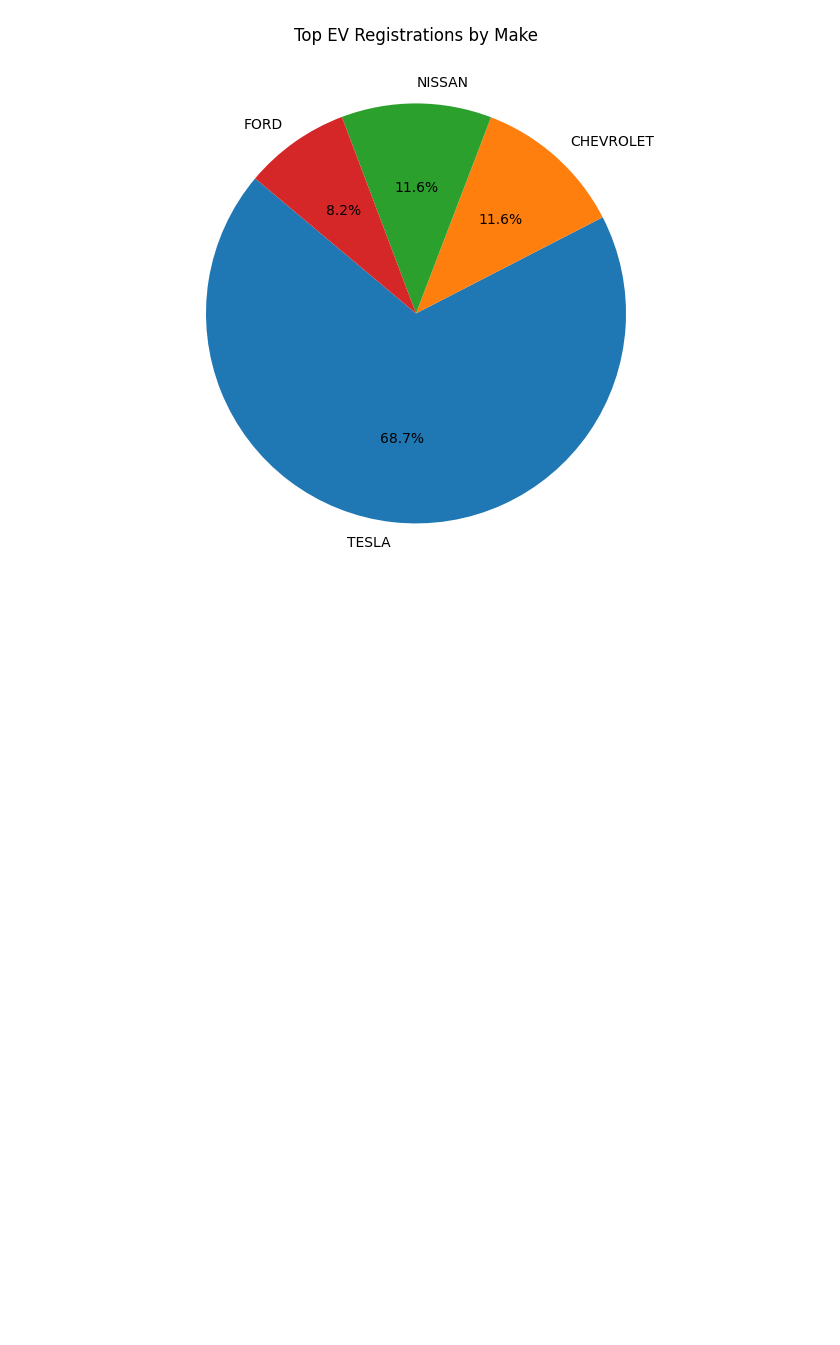
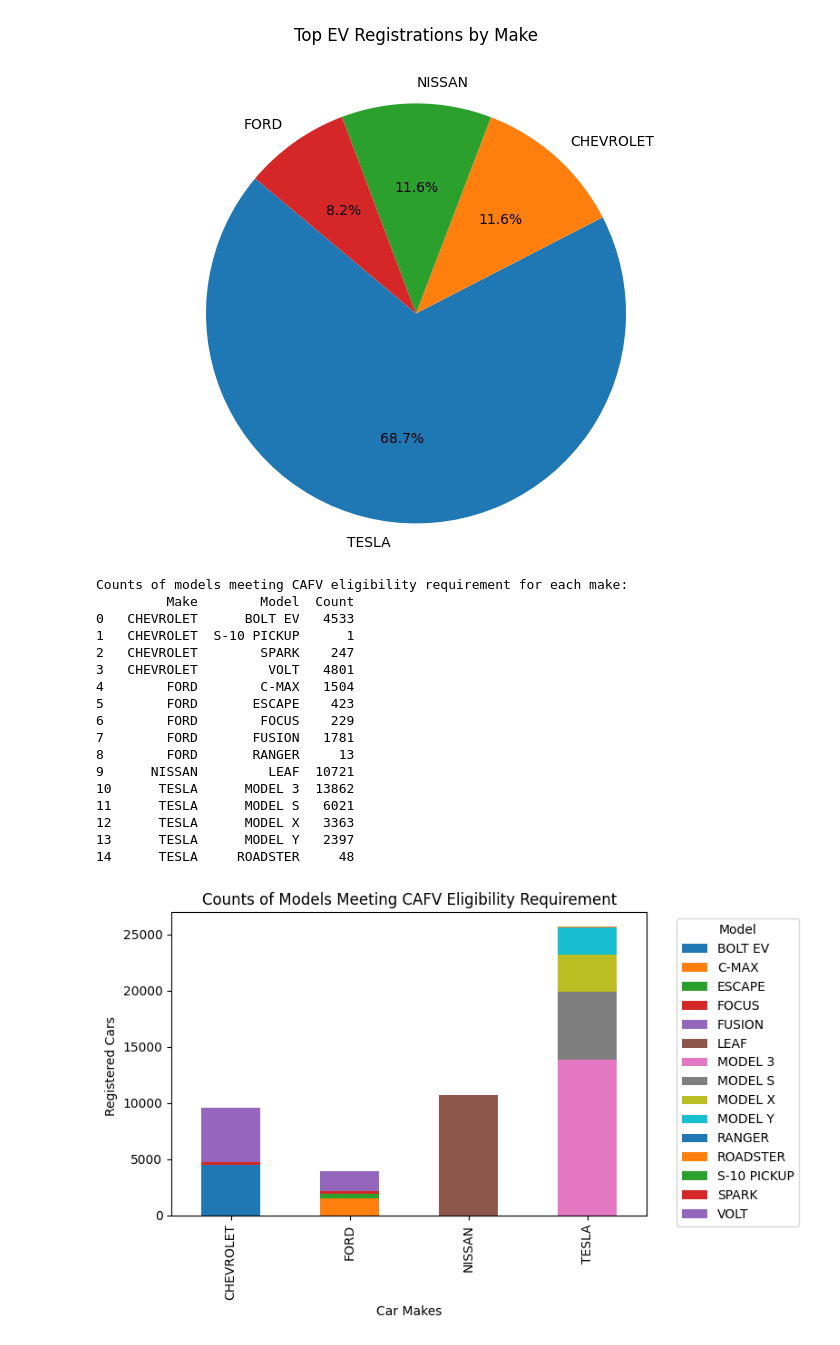
Before and after one commit to mariemsdiaz/electric-vehicles-washington, a Jupyter notebook: mariemproject/EVS/EVCarsEDA.ipynb, the cells around one changed output. Cells and saved outputs as stored; diff of their text form; code cells hidden in the pictures; blank space fills up the shorter version.

Commit message:
Stats and Graphs

```diff
--- a/mariemproject/EVS/EVCarsEDA.ipynb
+++ b/mariemproject/EVS/EVCarsEDA.ipynb
@@ -437,0 +520,54 @@ plt.show()
+# %%
+top_4_makes = ['TESLA', 'NISSAN', 'FORD', 'CHEVROLET']
+
+# Filter electric_car_data for the top 4 makes
+filtered_data = electric_car_data[electric_car_data['Make'].isin(top_4_makes)]
+
+# Filter for models that meet the eligibility requirement
+eligible_models = filtered_data[filtered_data['Clean Alternative Fuel Vehicle (CAFV) Eligibility'].str.contains('Eligible', case=False)]
+
+# Count the number of eligible models for each make and model
+model_counts = eligible_models.groupby(['Make', 'Model']).size().reset_index(name='Count')
+
+# print the counts
+print("Counts of models meeting CAFV eligibility requirement for each make:")
+print(model_counts)
+
+# Pivot the data to prepare for stacked bar chart
+pivot_data = model_counts.pivot(index='Make', columns='Model', values='Count').fillna(0)
+
+# Plotting stacked bar chart
+fig, ax = plt.subplots(figsize=(8, 5))
+
+pivot_data.plot(kind='bar', stacked=True, ax=ax)
+
+ax.set_xlabel('Car Makes')
+ax.set_ylabel('Registered Cars ')
+ax.set_title('Counts of Models Meeting CAFV Eligibility Requirement')
+ax.legend(title='Model', bbox_to_anchor=(1.05, 1), loc='upper left')
+
+pdf_filename = 'top_4_models.pdf'
+with PdfPages(pdf_filename) as pdf:
+    pdf.savefig(fig, dpi=300, bbox_inches='tight')
+
+plt.tight_layout()
+plt.show()
+# %% [output]
+Counts of models meeting CAFV eligibility requirement for each make:
+         Make        Model  Count
+0   CHEVROLET      BOLT EV   4533
+1   CHEVROLET  S-10 PICKUP      1
+2   CHEVROLET        SPARK    247
+3   CHEVROLET         VOLT   4801
+4        FORD        C-MAX   1504
+5        FORD       ESCAPE    423
+6        FORD        FOCUS    229
+7        FORD       FUSION   1781
+8        FORD       RANGER     13
+9      NISSAN         LEAF  10721
+10      TESLA      MODEL 3  13862
+11      TESLA      MODEL S   6021
+12      TESLA      MODEL X   3363
+13      TESLA      MODEL Y   2397
+14      TESLA     ROADSTER     48
+[figure, added]
```
Also changed, not shown: parts of 12 cells of this notebook, 1 other file.
